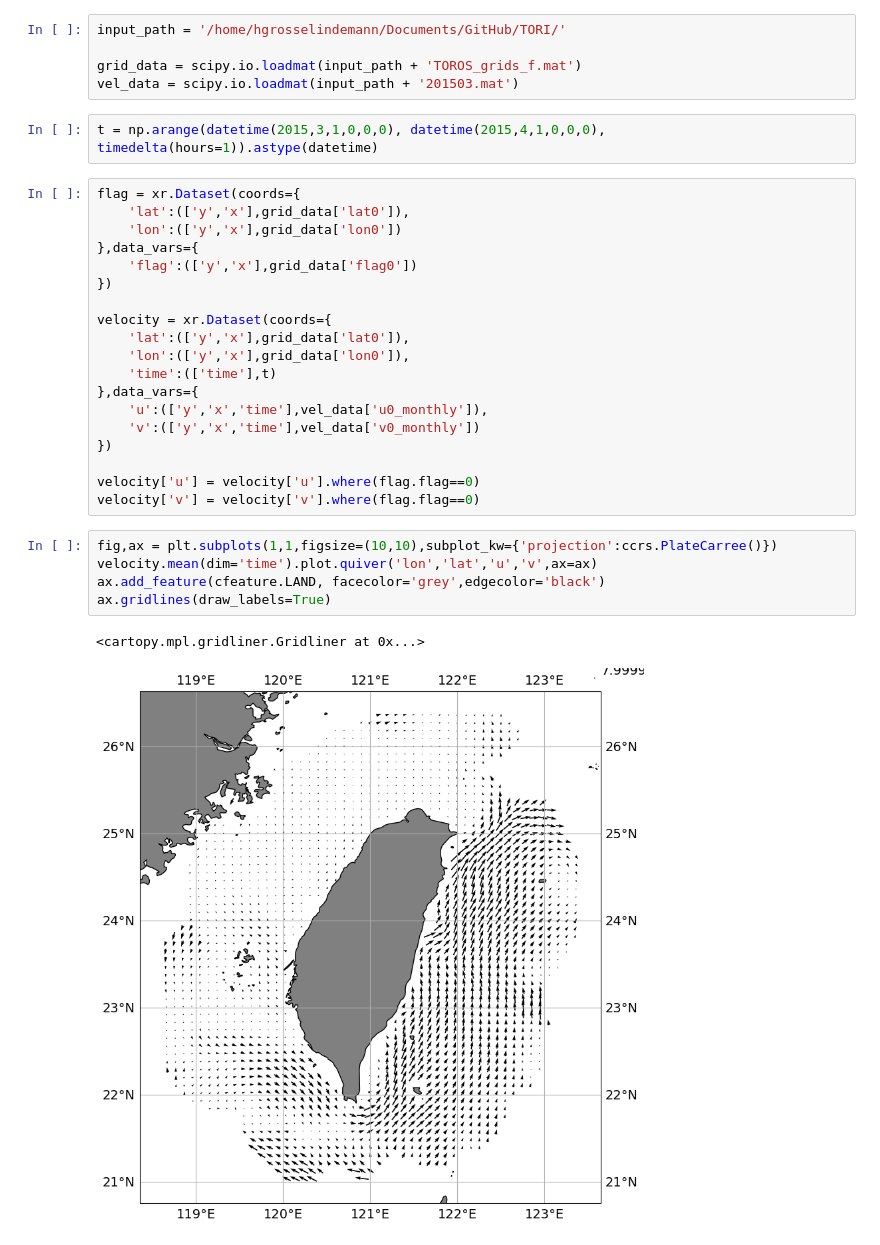
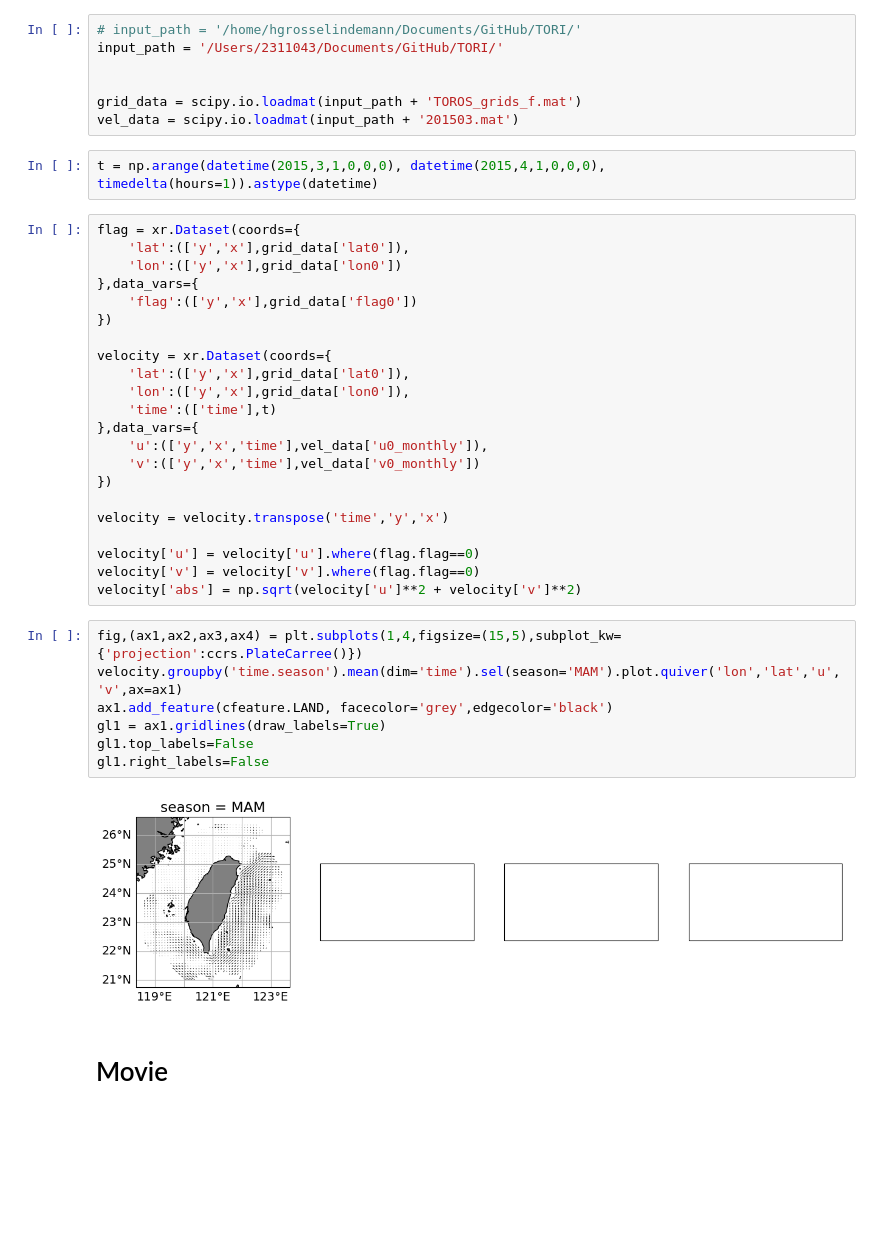
Before and after one commit to HendrikGro/TORI_Codar_Analysis, a Jupyter notebook: code/Untitled.ipynb, the cells around one changed output. Cells and saved outputs as stored; diff of their text form; blank space fills up the shorter version.

```diff
--- a/code/Untitled.ipynb
+++ b/code/Untitled.ipynb
@@ -12,7 +13,9 @@ from xmovie import Movie
 
 %matplotlib inline
 # %%
-input_path = '/home/hgrosselindemann/Documents/GitHub/TORI/'
+# input_path = '/home/hgrosselindemann/Documents/GitHub/TORI/'
+input_path = '/Users/2311043/Documents/GitHub/TORI/'
+
 
 grid_data = scipy.io.loadmat(input_path + 'TOROS_grids_f.mat')
 vel_data = scipy.io.loadmat(input_path + '201503.mat')
@@ -35,16 +38,22 @@ velocity = xr.Dataset(coords={
     'v':(['y','x','time'],vel_data['v0_monthly'])
 })
 
+velocity = velocity.transpose('time','y','x')
+
 velocity['u'] = velocity['u'].where(flag.flag==0)
 velocity['v'] = velocity['v'].where(flag.flag==0)
+velocity['abs'] = np.sqrt(velocity['u']**2 + velocity['v']**2)
 # %%
-fig,ax = plt.subplots(1,1,figsize=(10,10),subplot_kw={'projection':ccrs.PlateCarree()})
-velocity.mean(dim='time').plot.quiver('lon','lat','u','v',ax=ax)
-ax.add_feature(cfeature.LAND, facecolor='grey',edgecolor='black')
-ax.gridlines(draw_labels=True)
+fig,(ax1,ax2,ax3,ax4) = plt.subplots(1,4,figsize=(15,5),subplot_kw={'projection':ccrs.PlateCarree()})
+velocity.groupby('time.season').mean(dim='time').sel(season='MAM').plot.quiver('lon','lat','u','v',ax=ax1)
+ax1.add_feature(cfeature.LAND, facecolor='grey',edgecolor='black')
+gl1 = ax1.gridlines(draw_labels=True)
+gl1.top_labels=False
+gl1.right_labels=False
 # %% [output]
-<cartopy.mpl.gridliner.Gridliner at 0x...>
-[figure, old version]
+[figure, new version]
+# %% [markdown]
+# Movie
 # %%
 fig = plt.figure(figsize=(10,10))
 
```
Also changed, not shown: parts of 36 cells of this notebook.
